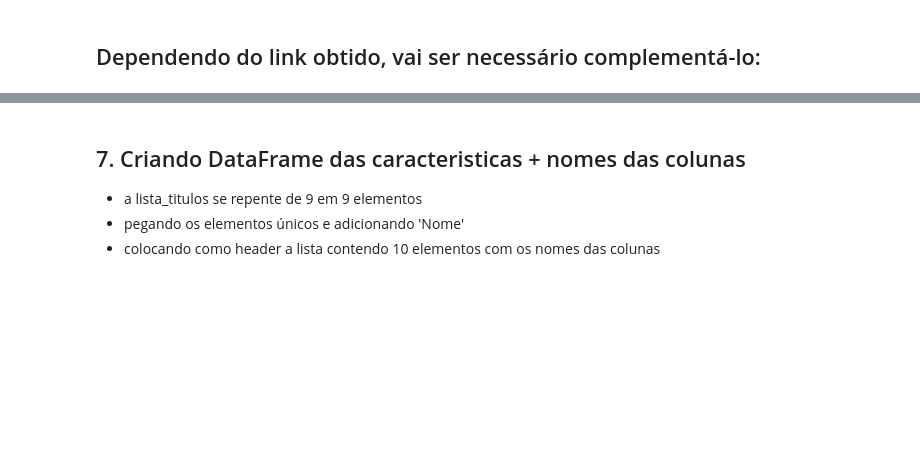
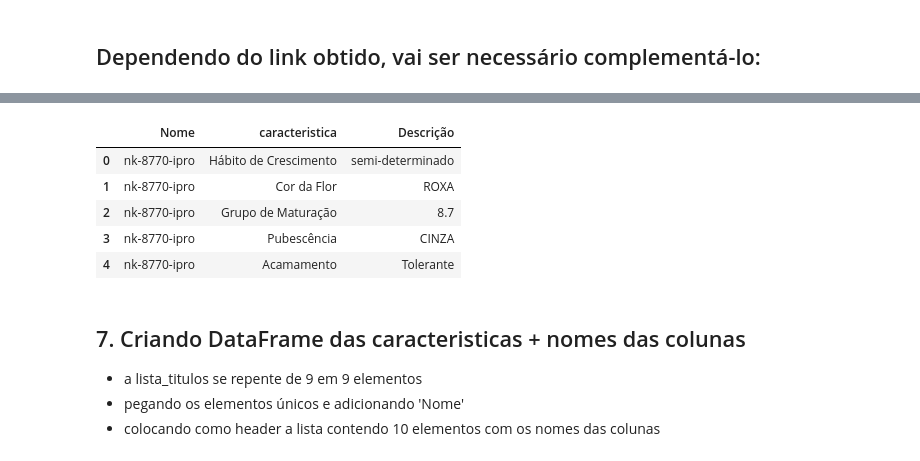
Before and after one commit to anandaheino/WebScraping_Practice, a Jupyter notebook: Exemplo_Syngenta_nk.ipynb, the cells around one changed output, grey strips where cells are left out. Cells and saved outputs as stored; diff of their text form; code cells hidden in the pictures; blank space fills up the shorter version.

```diff
--- a/Exemplo_Syngenta_nk.ipynb
+++ b/Exemplo_Syngenta_nk.ipynb
@@ -147,0 +145,23 @@ df_caract.head(2)
+# %%
+def criando_df(lista, numero_colunas, lista_header):
+
+    """Função que recebe uma lista contendo nome e informação, alternados, e cria um dataframe.
+    Parâmetros:
+    * lista: lista a ser usada como base para o DataFrame
+    * numero_colunas: quantas colunas vão ser feitas a partir dos dados da lista
+    * lista_header: uma lista contendo o nome das colunas do DataFrame
+    Retorno: DataFrame"""
+
+    numero_linhas = len(lista)/numero_colunas
+    numero_linhas = int(numero_linhas)
+    numero_colunas = int(numero_colunas)
+    array = np.array(lista).reshape(numero_linhas, numero_colunas)
+
+    df = pd.DataFrame(data=array, columns=lista_header)
+
+    return df
+# %%
+# testando a função criando_df com as caracteristicas
+
+df_caract = criando_df(caracteristicas, 2, ['Nome', 'caracteristica'])
+df_caract.head()
@@ -147,0 +175,5 @@ df_caract.head(2)
+# %%
+# testando a função criando_df com a descrição
+
+df_descricao = criando_df(descricao, 2, ['Nome', 'Descrição'])
+df_descricao.head()
@@ -148,3 +187,17 @@ df_caract.head(2)
+# %%
+df_descricao = df_descricao.drop('Nome', axis=1)
+# %%
+# juntando os DataFrames com as características e a descrição de cada semente:
+
+df_caract = df_caract.join(df_descricao)
+df_caract.head()
+# %% [output]
+|  | Nome | caracteristica | Descrição |
+| 0 | nk-8770-ipro | Hábito de Crescimento | semi-determinado |
+| 1 | nk-8770-ipro | Cor da Flor | ROXA |
+| 2 | nk-8770-ipro | Grupo de Maturação | 8.7 |
+| 3 | nk-8770-ipro | Pubescência | CINZA |
+| 4 | nk-8770-ipro | Acamamento | Tolerante |
 # %% [markdown]
 ## 7. Criando DataFrame das caracteristicas + nomes das colunas
 * a lista_titulos se repente de 9 em 9 elementos
```
Also changed, not shown: parts of 21 cells of this notebook.
